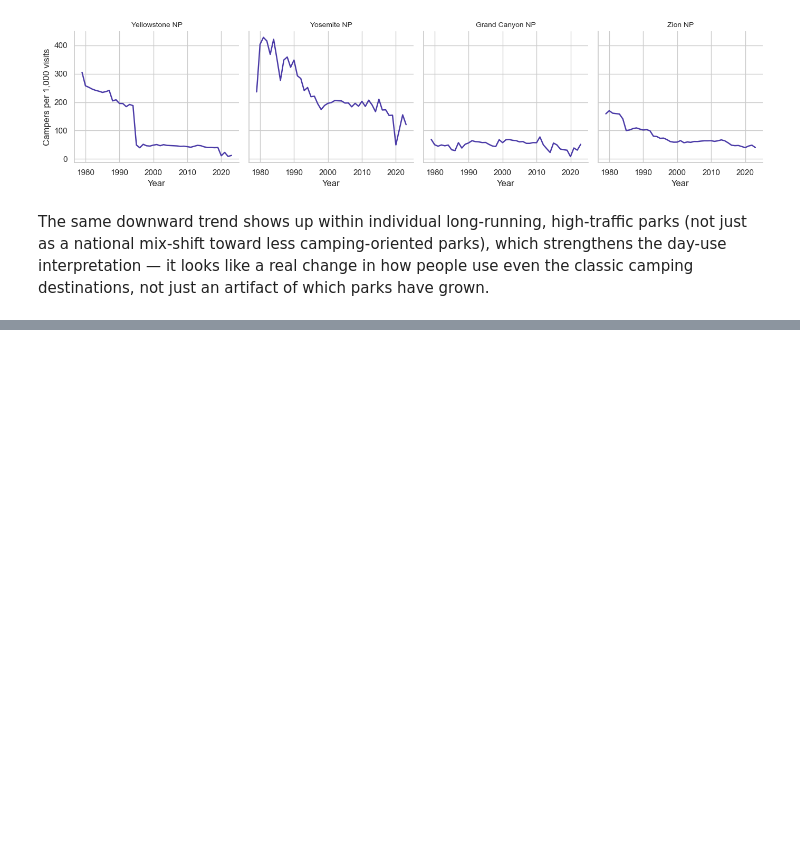
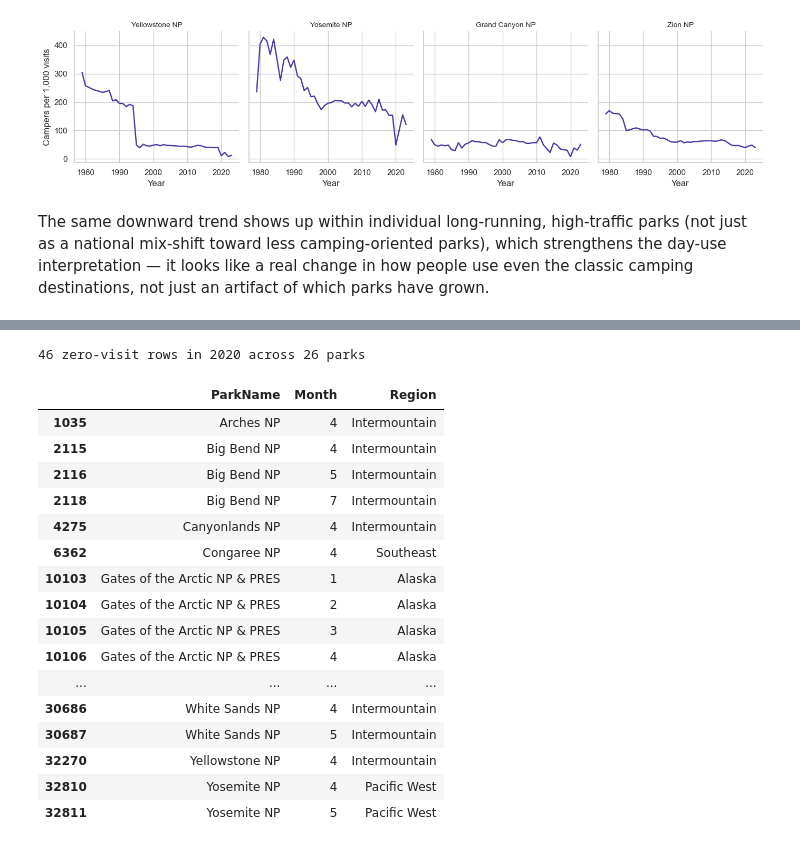
Before and after one commit to sikandaral/SI_699_mini_project, a Jupyter notebook: notebooks/sikandar_eda.ipynb, the cells around one changed output, grey strips where cells are left out. Drawn from its saved outputs; the diff is of its cells as text; code cells hidden in the pictures; blank space fills up the shorter version.

```diff
--- a/notebooks/sikandar_eda.ipynb
+++ b/notebooks/sikandar_eda.ipynb
@@ -299,0 +349,23 @@ which parks have grown.
+# %%
+zeros_2020 = df[(df.Year == 2020) & (df.ZeroVisits)]
+print(f"{len(zeros_2020)} zero-visit rows in 2020 across {zeros_2020.ParkName.nunique()} parks")
+zeros_2020[["ParkName", "Month", "Region"]]
+# %% [output]
+46 zero-visit rows in 2020 across 26 parks
+|  | ParkName | Month | Region |
+| 1035 | Arches NP | 4 | Intermountain |
+| 2115 | Big Bend NP | 4 | Intermountain |
+| 2116 | Big Bend NP | 5 | Intermountain |
+| 2118 | Big Bend NP | 7 | Intermountain |
+| 4275 | Canyonlands NP | 4 | Intermountain |
+| 6362 | Congaree NP | 4 | Southeast |
+| 10103 | Gates of the Arctic NP & PRES | 1 | Alaska |
+| 10104 | Gates of the Arctic NP & PRES | 2 | Alaska |
+| 10105 | Gates of the Arctic NP & PRES | 3 | Alaska |
+| 10106 | Gates of the Arctic NP & PRES | 4 | Alaska |
+| ... | ... | ... | ... |
+| 30686 | White Sands NP | 4 | Intermountain |
+| 30687 | White Sands NP | 5 | Intermountain |
+| 32270 | Yellowstone NP | 4 | Intermountain |
+| 32810 | Yosemite NP | 4 | Pacific West |
+| 32811 | Yosemite NP | 5 | Pacific West |
```
Also changed, not shown: parts of 5 cells of this notebook.
